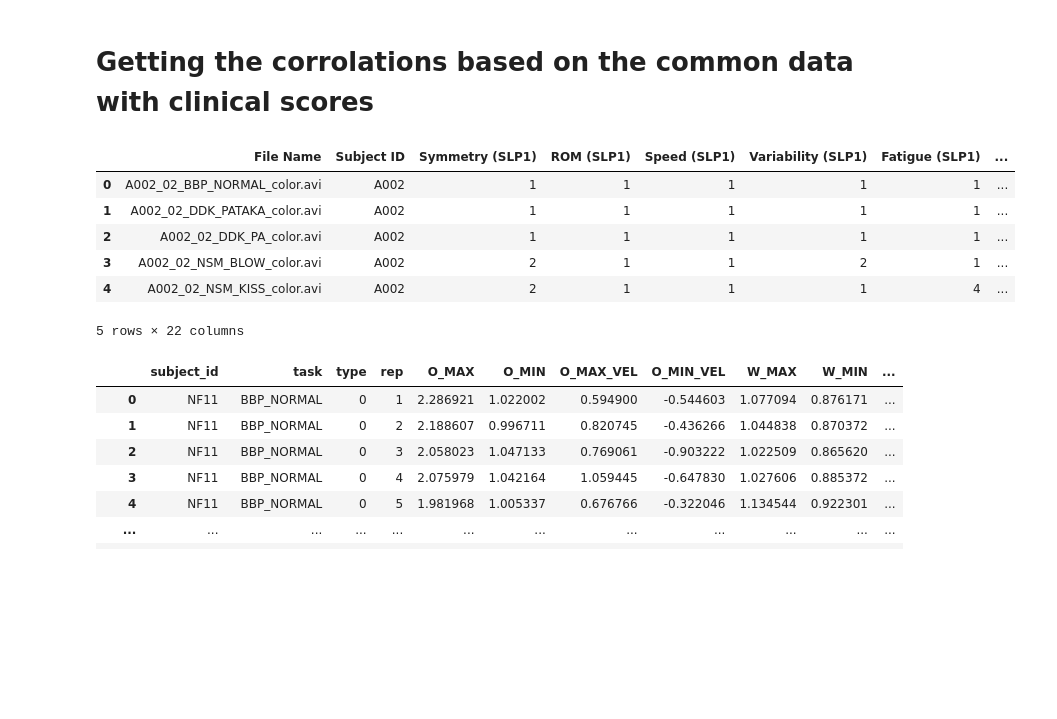
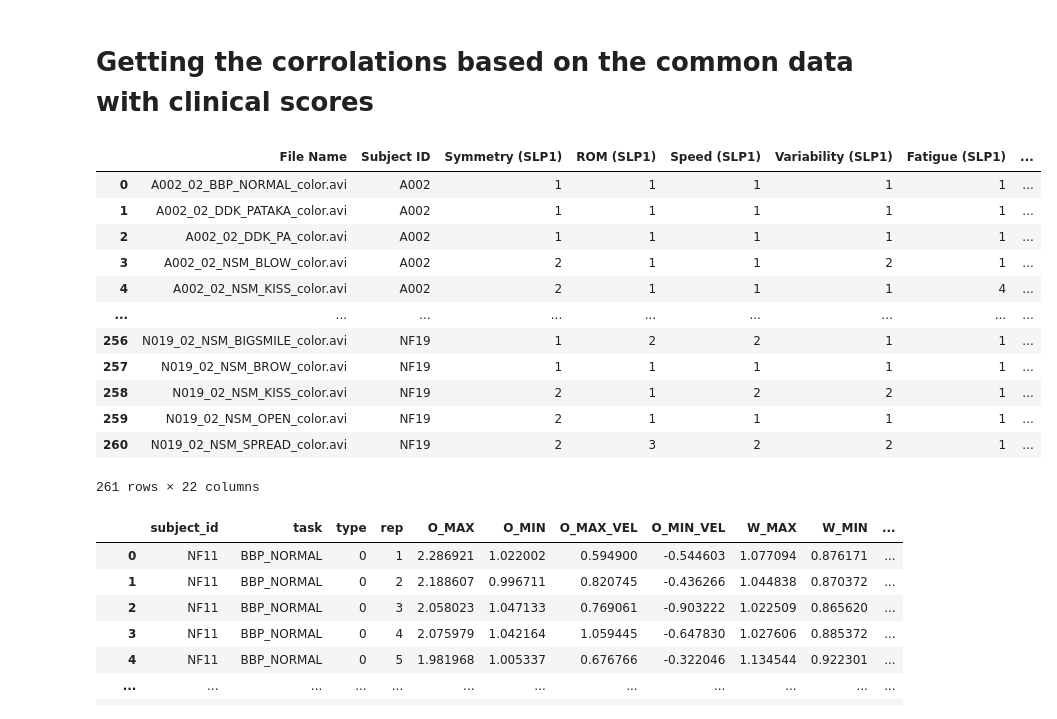
Before and after one commit to denizjafari/ClinicalScore, a Jupyter notebook: clinical_score_predict.ipynb, the cells around one changed output. Saved outputs shown, nothing was run; the diff lists cells and outputs as text; code cells hidden in the pictures; blank space fills up the shorter version.

```diff
--- a/clinical_score_predict.ipynb
+++ b/clinical_score_predict.ipynb
@@ -74,7 +74,7 @@ slp_scores['Variability_avg'] = slp_scores.apply(lambda row: (row['Variability (
 slp_scores['Fatigue_avg'] = slp_scores.apply(lambda row: (row['Fatigue (SLP1)'] + row["Fatigue (SLP2)"])/2, axis=1)
 
 
-tasks = ['BBP_NORMAL',  'PATAKA', 'PA','BLOW', 'KISS', 'OPEN', 'SPREAD', 'BIGSMILE', 'BROW']
+tasks = ['BBP_NORMAL',  'PATAKA', 'PA','BLOW', 'KISS','NSM_OPEN', 'NSM_SPREAD', 'NSM_BIGSMILE' ,'BROW']
 
 ids = ['A', 'O', 'S', 'N']
 
@@ -503,15 +522,21 @@ plt.show()
 # %% [markdown]
 # Getting the corrolations based on the common data with clinical scores
 # %%
-slp_scores.head()
+slp_scores
 # %% [output]
 |  | File Name | Subject ID | Symmetry (SLP1) | ROM (SLP1) | Speed (SLP1) | Variability (SLP1) | Fatigue (SLP1) | ... |
 | 0 | A002_02_BBP_NORMAL_color.avi | A002 | 1 | 1 | 1 | 1 | 1 | ... |
 | 1 | A002_02_DDK_PATAKA_color.avi | A002 | 1 | 1 | 1 | 1 | 1 | ... |
 | 2 | A002_02_DDK_PA_color.avi | A002 | 1 | 1 | 1 | 1 | 1 | ... |
 | 3 | A002_02_NSM_BLOW_color.avi | A002 | 2 | 1 | 1 | 2 | 1 | ... |
 | 4 | A002_02_NSM_KISS_color.avi | A002 | 2 | 1 | 1 | 1 | 4 | ... |
+| ... | ... | ... | ... | ... | ... | ... | ... | ... |
+| 256 | N019_02_NSM_BIGSMILE_color.avi | NF19 | 1 | 2 | 2 | 1 | 1 | ... |
+| 257 | N019_02_NSM_BROW_color.avi | NF19 | 1 | 1 | 1 | 1 | 1 | ... |
+| 258 | N019_02_NSM_KISS_color.avi | NF19 | 2 | 1 | 2 | 2 | 1 | ... |
+| 259 | N019_02_NSM_OPEN_color.avi | NF19 | 2 | 1 | 1 | 1 | 1 | ... |
+| 260 | N019_02_NSM_SPREAD_color.avi | NF19 | 2 | 3 | 2 | 2 | 1 | ... |
-5 rows × 22 columns
+261 rows × 22 columns
 # %%
 stroke_df
 # %% [output]
```
Also changed, not shown: parts of 51 cells of this notebook.
